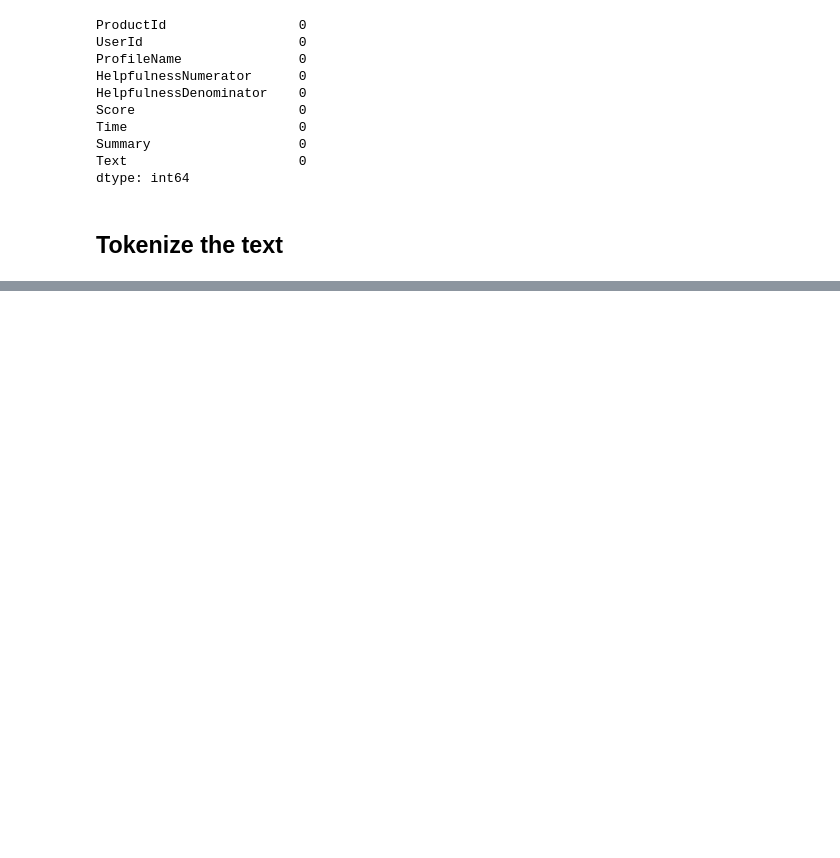
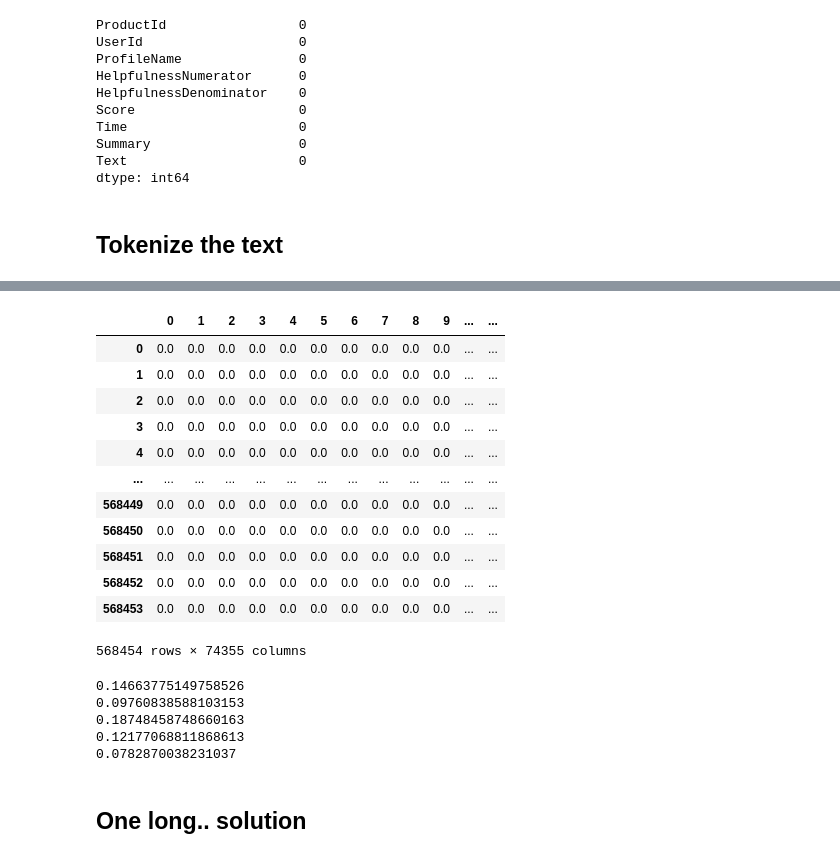
Before and after one commit to Jeremy98-alt/ADM-HW4, a Jupyter notebook: ADM-HW4(Q2).ipynb, the cells around one changed output, grey strips where cells are left out. Drawn from its saved outputs; the diff is of its cells as text; code cells hidden in the pictures; blank space fills up the shorter version.

```diff
--- a/ADM-HW4(Q2).ipynb
+++ b/ADM-HW4(Q2).ipynb
@@ -67,7 +80,3 @@ def clean_text(text):
             good_words.append(word.lower()) # insert the good token to lower case
 
     return good_words
-# %%
-%%time
-dt["Text"] = dt.Text.apply(lambda x: clean_text(x))
-dt.head()
@@ -81,0 +83,7 @@ Wall time: 40.3 s
+# %%
+%%time
+# use the interest column..
+dt2 = dt.copy()
+dt2 = dt2[["Text"]]
+dt2["Text"] = [ clean_text(x) for x in list(dt2["Text"])]
+dt2.head()
@@ -82,5 +98,6 @@ Wall time: 40.3 s
 # %%
+%%time
 from sklearn.feature_extraction.text import TfidfVectorizer
 
 tfidf = TfidfVectorizer(preprocessor=lambda x: x, tokenizer=lambda x: x)
-tfidf_matrix = tfidf.fit_transform(dt["Text"])
+tfidf_matrix = tfidf.fit_transform(dt2["Text"])
@@ -112,0 +106,3 @@ TypeError: 'coo_matrix' object is not subscriptable
+# %%
+%%time
+dn = pd.DataFrame.sparse.from_spmatrix(tfidf_matrix)
@@ -112,0 +111,31 @@ TypeError: 'coo_matrix' object is not subscriptable
+# %%
+dn
+# %% [output]
+|  | 0 | 1 | 2 | 3 | 4 | 5 | 6 | 7 | 8 | 9 | ... | ... |
+| 0 | 0.0 | 0.0 | 0.0 | 0.0 | 0.0 | 0.0 | 0.0 | 0.0 | 0.0 | 0.0 | ... | ... |
+| 1 | 0.0 | 0.0 | 0.0 | 0.0 | 0.0 | 0.0 | 0.0 | 0.0 | 0.0 | 0.0 | ... | ... |
+| 2 | 0.0 | 0.0 | 0.0 | 0.0 | 0.0 | 0.0 | 0.0 | 0.0 | 0.0 | 0.0 | ... | ... |
+| 3 | 0.0 | 0.0 | 0.0 | 0.0 | 0.0 | 0.0 | 0.0 | 0.0 | 0.0 | 0.0 | ... | ... |
+| 4 | 0.0 | 0.0 | 0.0 | 0.0 | 0.0 | 0.0 | 0.0 | 0.0 | 0.0 | 0.0 | ... | ... |
+| ... | ... | ... | ... | ... | ... | ... | ... | ... | ... | ... | ... | ... |
+| 568449 | 0.0 | 0.0 | 0.0 | 0.0 | 0.0 | 0.0 | 0.0 | 0.0 | 0.0 | 0.0 | ... | ... |
+| 568450 | 0.0 | 0.0 | 0.0 | 0.0 | 0.0 | 0.0 | 0.0 | 0.0 | 0.0 | 0.0 | ... | ... |
+| 568451 | 0.0 | 0.0 | 0.0 | 0.0 | 0.0 | 0.0 | 0.0 | 0.0 | 0.0 | 0.0 | ... | ... |
+| 568452 | 0.0 | 0.0 | 0.0 | 0.0 | 0.0 | 0.0 | 0.0 | 0.0 | 0.0 | 0.0 | ... | ... |
+| 568453 | 0.0 | 0.0 | 0.0 | 0.0 | 0.0 | 0.0 | 0.0 | 0.0 | 0.0 | 0.0 | ... | ... |
+568454 rows × 74355 columns
+# %%
+import math
+dn2 = dn.copy()
+
+
+
+print(np.quantile(values, .25))
+# %% [output]
+0.14663775149758526
+0.09760838588103153
+0.18748458748660163
+0.12177068811868613
+0.0782870038231037
+# %% [markdown]
+## One long.. solution
```
Also changed, not shown: parts of 16 cells of this notebook.
